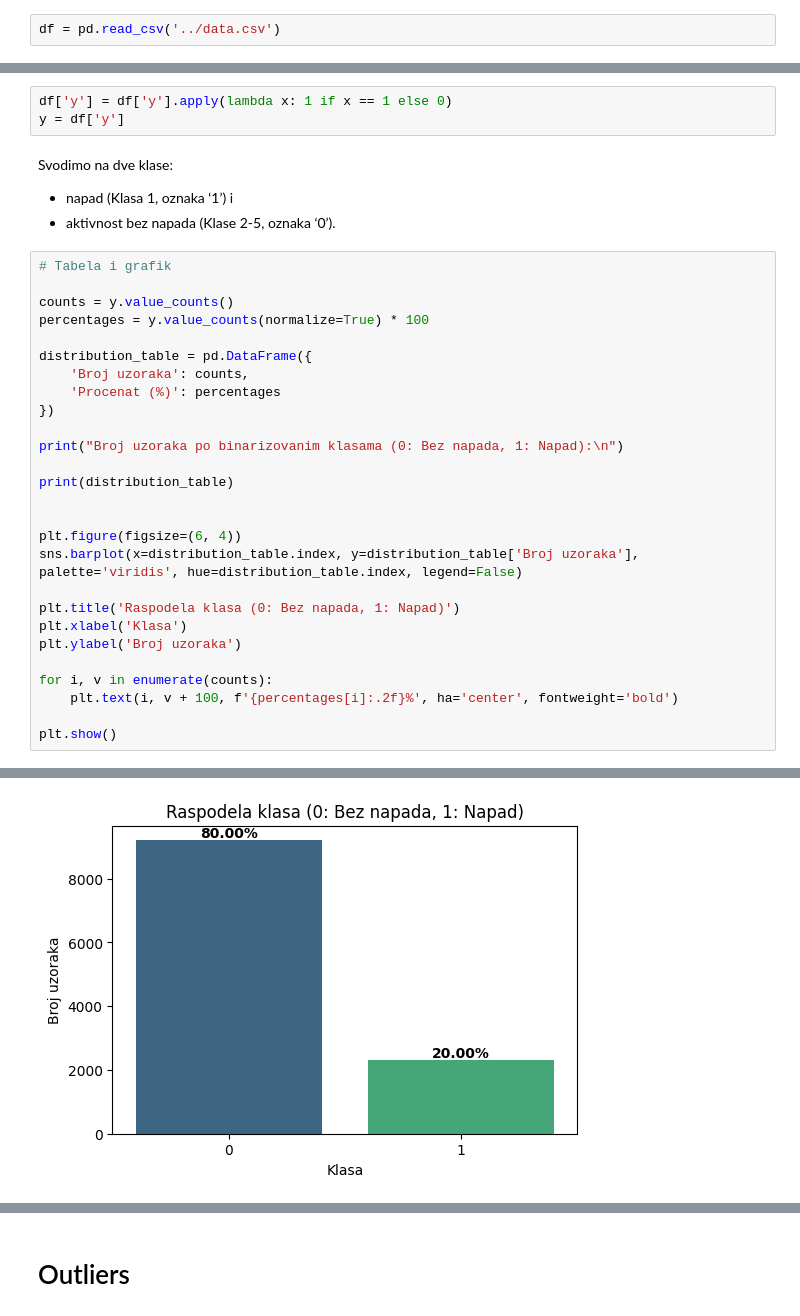
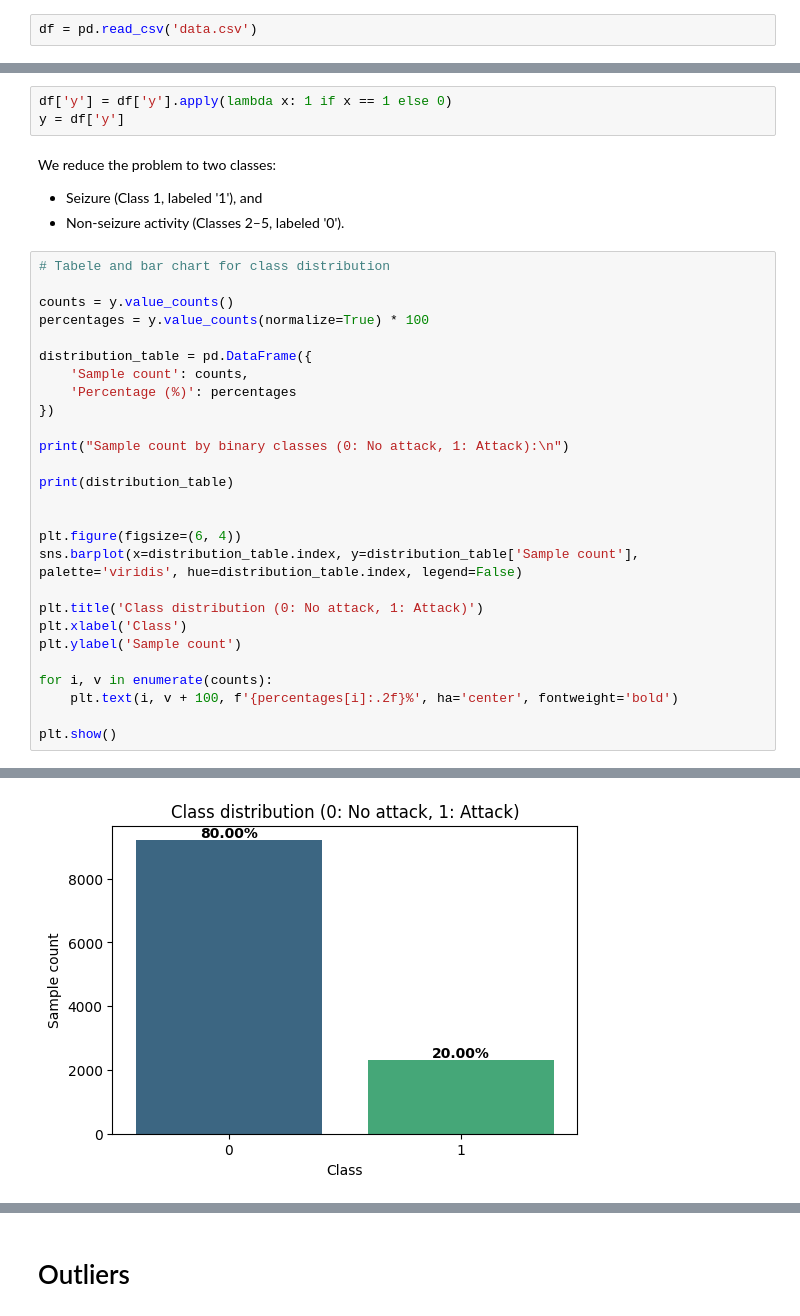
Before and after one commit to supernovahorvat/EEG_classification, a Jupyter notebook: 01_data_preparation.ipynb, the cells around one changed output, grey strips where cells are left out. Saved outputs shown, nothing was run; the diff lists cells and outputs as text.

```diff
--- a/01_data_preparation.ipynb
+++ b/01_data_preparation.ipynb
@@ -3,4 +3,4 @@ import pandas as pd
 import matplotlib.pyplot as plt
 import seaborn as sns
 # %%
-df = pd.read_csv('../data.csv')
+df = pd.read_csv('data.csv')
@@ -54,32 +54,33 @@ Klasa 1 označava moždanu aktivnost sa epileptičnim napadom, dok Klase 2-5 pre
 # %%
 df['y'] = df['y'].apply(lambda x: 1 if x == 1 else 0)
 y = df['y']
-# %% [markdown]
-Svodimo na dve klase:
-* napad (Klasa 1, oznaka ‘1’) i
-* aktivnost bez napada (Klase 2-5, oznaka ‘0’).
+# %% [markdown]
+We reduce the problem to two classes:
+
+- Seizure (Class 1, labeled '1'), and <br>
+- Non-seizure activity (Classes 2–5, labeled '0').
 # %%
-# Tabela i grafik
+# Tabele and bar chart for class distribution
 
 counts = y.value_counts()
 percentages = y.value_counts(normalize=True) * 100
 
 distribution_table = pd.DataFrame({
-    'Broj uzoraka': counts,
-    'Procenat (%)': percentages
+    'Sample count': counts,
+    'Percentage (%)': percentages
 })
 
-print("Broj uzoraka po binarizovanim klasama (0: Bez napada, 1: Napad):\n")
+print("Sample count by binary classes (0: No attack, 1: Attack):\n")
 
 print(distribution_table)
 
 
 plt.figure(figsize=(6, 4))
-sns.barplot(x=distribution_table.index, y=distribution_table['Broj uzoraka'], palette='viridis', hue=distribution_table.index, legend=False)
+sns.barplot(x=distribution_table.index, y=distribution_table['Sample count'], palette='viridis', hue=distribution_table.index, legend=False)
 
-plt.title('Raspodela klasa (0: Bez napada, 1: Napad)')
-plt.xlabel('Klasa')
-plt.ylabel('Broj uzoraka')
+plt.title('Class distribution (0: No attack, 1: Attack)')
+plt.xlabel('Class')
+plt.ylabel('Sample count')
 
 for i, v in enumerate(counts):
     plt.text(i, v + 100, f'{percentages[i]:.2f}%', ha='center', fontweight='bold')
@@ -95 +96 @@ y
-[figure, old version]
+[figure, new version]
```
Also changed, not shown: parts of 99 cells of this notebook, 32 other files.
